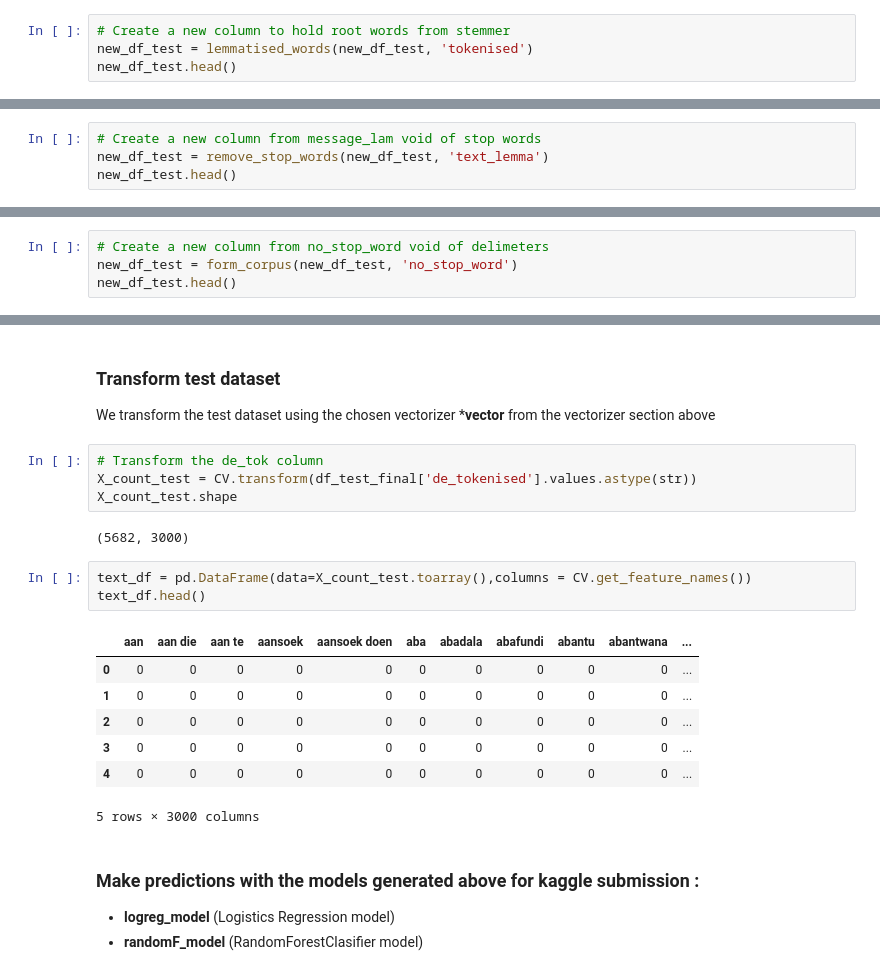
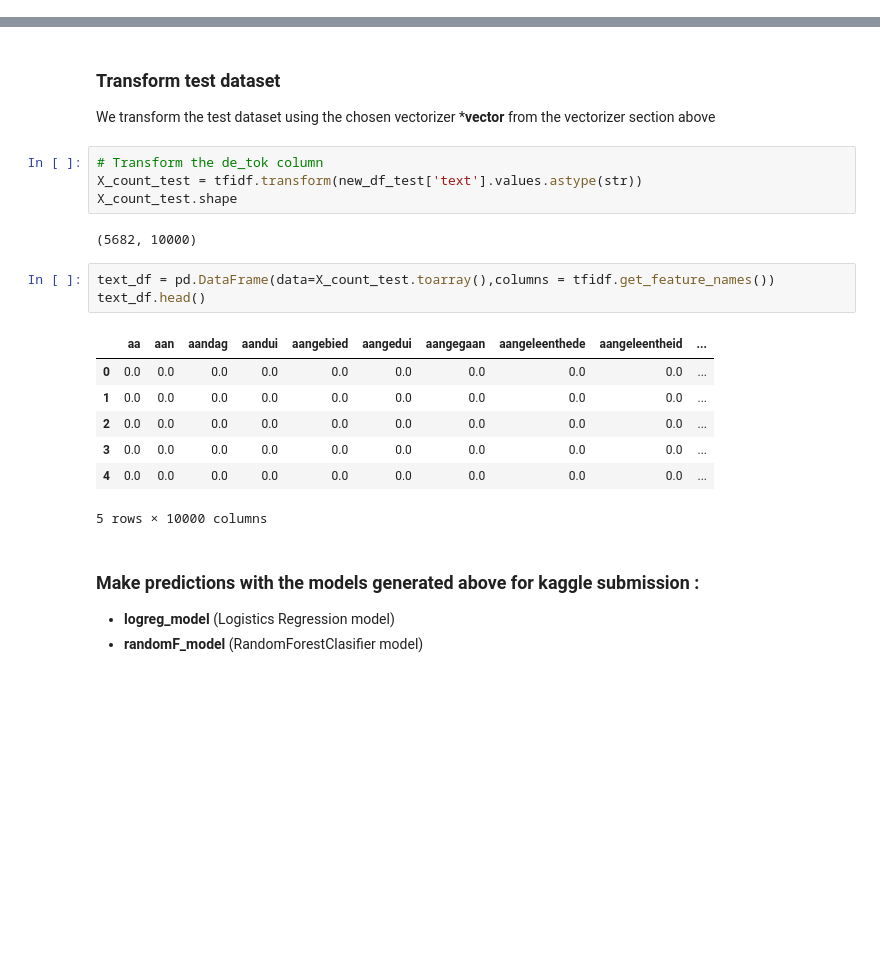
Before and after one commit to WinfredM/winfred, a Jupyter notebook: Language_Identification_Classification_Hachathon_Winfred_Mutinda.ipynb, the cells around one changed output, grey strips where cells are left out. Saved outputs shown, nothing was run; the diff lists cells and outputs as text; blank space fills up the shorter version.

```diff
--- a/Language_Identification_Classification_Hachathon_Winfred_Mutinda.ipynb
+++ b/Language_Identification_Classification_Hachathon_Winfred_Mutinda.ipynb
@@ -802,4 +525,0 @@ new_df_test.head()
-# %%
-# Create a new column to hold root words from stemmer
-new_df_test = lemmatised_words(new_df_test, 'tokenised')
-new_df_test.head()
@@ -813,4 +525,0 @@ new_df_test.head()
-# %%
-# Create a new column from message_lam void of stop words
-new_df_test = remove_stop_words(new_df_test, 'text_lemma')
-new_df_test.head()
@@ -824,4 +525,0 @@ new_df_test.head()
-# %%
-# Create a new column from no_stop_word void of delimeters
-new_df_test = form_corpus(new_df_test, 'no_stop_word')
-new_df_test.head()
@@ -849,21 +529,21 @@ df_test_final.head()
 We transform the test dataset using the chosen vectorizer ***vector** from the vectorizer section above
 # %%
 # Transform the de_tok column
-X_count_test = CV.transform(df_test_final['de_tokenised'].values.astype(str))
+X_count_test = tfidf.transform(new_df_test['text'].values.astype(str))
 X_count_test.shape
 # %% [output]
-(5682, 3000)
+(5682, 10000)
 # %%
-text_df = pd.DataFrame(data=X_count_test.toarray(),columns = CV.get_feature_names())
+text_df = pd.DataFrame(data=X_count_test.toarray(),columns = tfidf.get_feature_names())
 text_df.head()
 # %% [output]
-|  | aan | aan die | aan te | aansoek | aansoek doen | aba | abadala | abafundi | abantu | abantwana | ... |
-| 0 | 0 | 0 | 0 | 0 | 0 | 0 | 0 | 0 | 0 | 0 | ... |
-| 1 | 0 | 0 | 0 | 0 | 0 | 0 | 0 | 0 | 0 | 0 | ... |
-| 2 | 0 | 0 | 0 | 0 | 0 | 0 | 0 | 0 | 0 | 0 | ... |
-| 3 | 0 | 0 | 0 | 0 | 0 | 0 | 0 | 0 | 0 | 0 | ... |
-| 4 | 0 | 0 | 0 | 0 | 0 | 0 | 0 | 0 | 0 | 0 | ... |
+|  | aa | aan | aandag | aandui | aangebied | aangedui | aangegaan | aangeleenthede | aangeleentheid | ... |
+| 0 | 0.0 | 0.0 | 0.0 | 0.0 | 0.0 | 0.0 | 0.0 | 0.0 | 0.0 | ... |
+| 1 | 0.0 | 0.0 | 0.0 | 0.0 | 0.0 | 0.0 | 0.0 | 0.0 | 0.0 | ... |
+| 2 | 0.0 | 0.0 | 0.0 | 0.0 | 0.0 | 0.0 | 0.0 | 0.0 | 0.0 | ... |
+| 3 | 0.0 | 0.0 | 0.0 | 0.0 | 0.0 | 0.0 | 0.0 | 0.0 | 0.0 | ... |
+| 4 | 0.0 | 0.0 | 0.0 | 0.0 | 0.0 | 0.0 | 0.0 | 0.0 | 0.0 | ... |
-5 rows × 3000 columns
+5 rows × 10000 columns
 # %% [markdown]
 ### Make predictions with the models generated above for kaggle submission :
 - **logreg_model** (Logistics Regression model)
```
Also changed, not shown: parts of 40 cells of this notebook.
